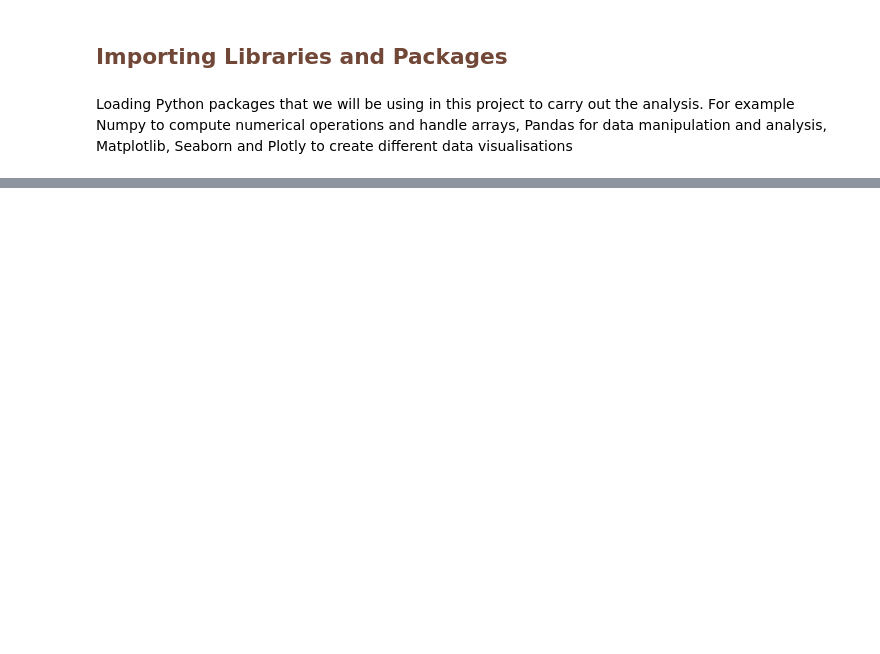
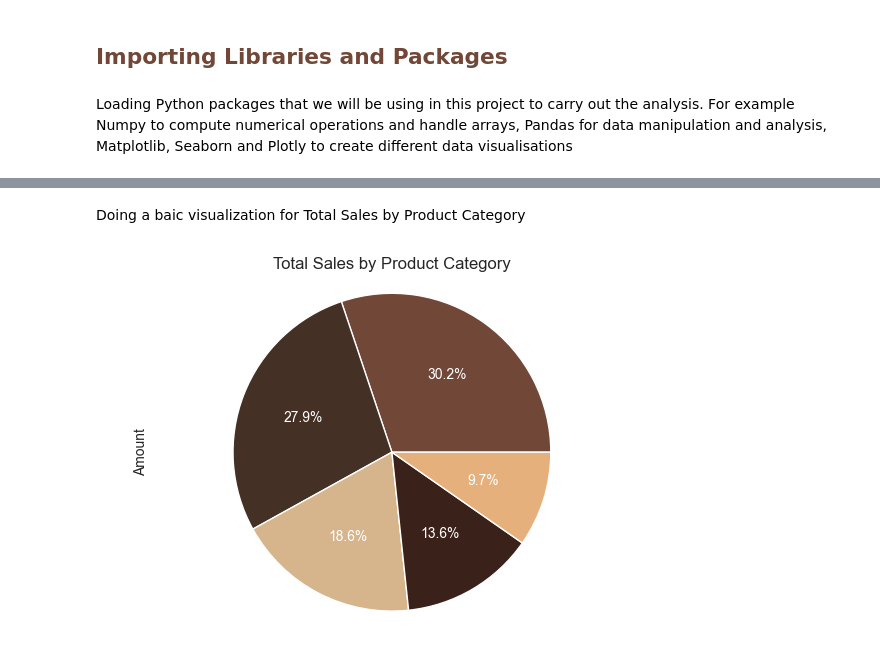
Before and after one commit to seldasen/Chocolate-Sales-Analysis, a Jupyter notebook: jupyter_notebooks/2. Sales Data Analysis.ipynb, the cells around one changed output, grey strips where cells are left out. Saved outputs shown, nothing was run; the diff lists cells and outputs as text; code cells hidden in the pictures; blank space fills up the shorter version.

```diff
--- a/jupyter_notebooks/2. Sales Data Analysis.ipynb
+++ b/jupyter_notebooks/2. Sales Data Analysis.ipynb
@@ -277,0 +219,11 @@ Name: Boxes Shipped, dtype: int64
+# %% [markdown]
+Doing a baic visualization for Total Sales by Product Category
+# %%
+plt.figure(figsize=(6, 4))
+total_sales_by_category.plot(kind='pie', autopct='%1.1f%%', colors=custom_palette, textprops={'color': 'white'})
+plt.title('Total Sales by Product Category')
+plt.axis('equal')
+plt.tight_layout()
+plt.show()
+# %% [output]
+[figure, added]
```
Also changed, not shown: parts of 53 cells of this notebook, 2 other files.
